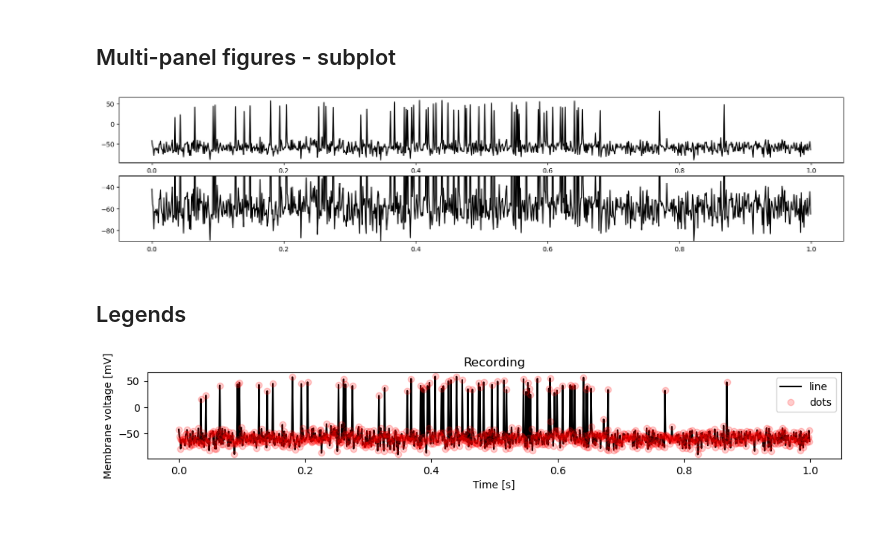
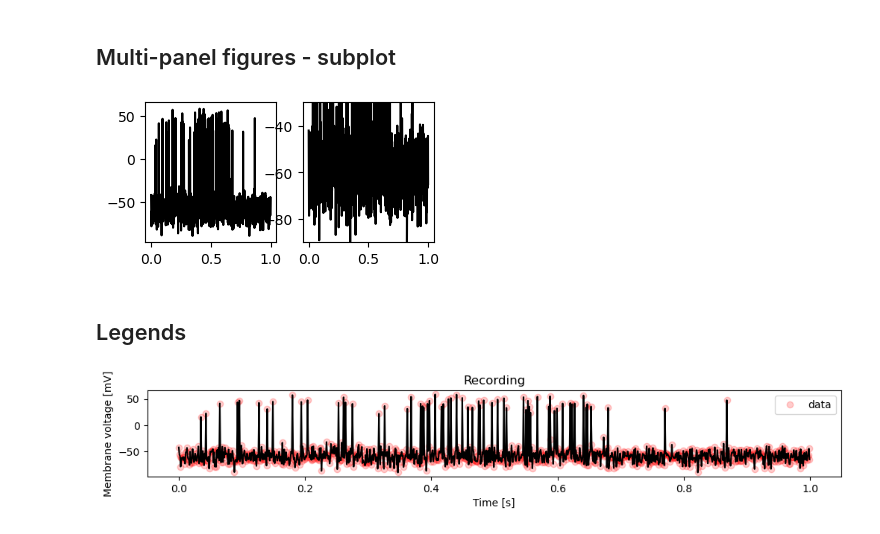
Before and after one commit to janclemenslab/neu715, a Jupyter notebook: docs/_sources/lectures/lecture 2/2.02_matplotlib.ipynb, the cells around one changed output. Drawn from its saved outputs; the diff is of its cells as text; code cells hidden in the pictures.

```diff
--- a/docs/_sources/lectures/lecture 2/2.02_matplotlib.ipynb
+++ b/docs/_sources/lectures/lecture 2/2.02_matplotlib.ipynb
@@ -128,26 +125,27 @@ plt.show()
 ## Multi-panel figures - subplot
 # %%
 plt.figure(figsize=(20, 4))
-plt.subplot(2, 1, 1)  # first panel = axes
+plt.subplot(2, 10, 1)  # first panel = axes
 plt.plot(times_seconds, voltage_trace, 'k')
 
-plt.subplot(2, 1, 2)  # second panel = axes
+plt.subplot(2, 10, 2)  # second panel = axes
 plt.plot(times_seconds, voltage_trace, 'k')
 plt.ylim(-90, -30)
 
+
 plt.show()
 # %% [output]
-[figure, old version]
+[figure, new version]
 # %% [markdown]
 ## Legends
 # %%
 plt.figure(figsize=(12, 1.5))
+plt.plot(times_seconds, voltage_trace, 'o', c='r', alpha=0.2, label='data')  # define legend label
+plt.legend()  # add the legend - alternatively: plt.legend(['line', 'dots'])
 plt.plot(times_seconds, voltage_trace, '-', c='k', label='line')  # define legend label
-plt.plot(times_seconds, voltage_trace, 'o', c='r', alpha=0.2, label='dots')  # define legend label
 plt.ylabel('Membrane voltage [mV]')  # label the y axis
 plt.xlabel('Time [s]')  # label the y axis
 plt.title('Recording')
-plt.legend()  # add the legend - alternatively: plt.legend(['line', 'dots'])
 plt.show()
 # %% [output]
-[figure, old version]
+[figure, new version]
```
Also changed, not shown: parts of 3 cells of this notebook, 18 other files.
